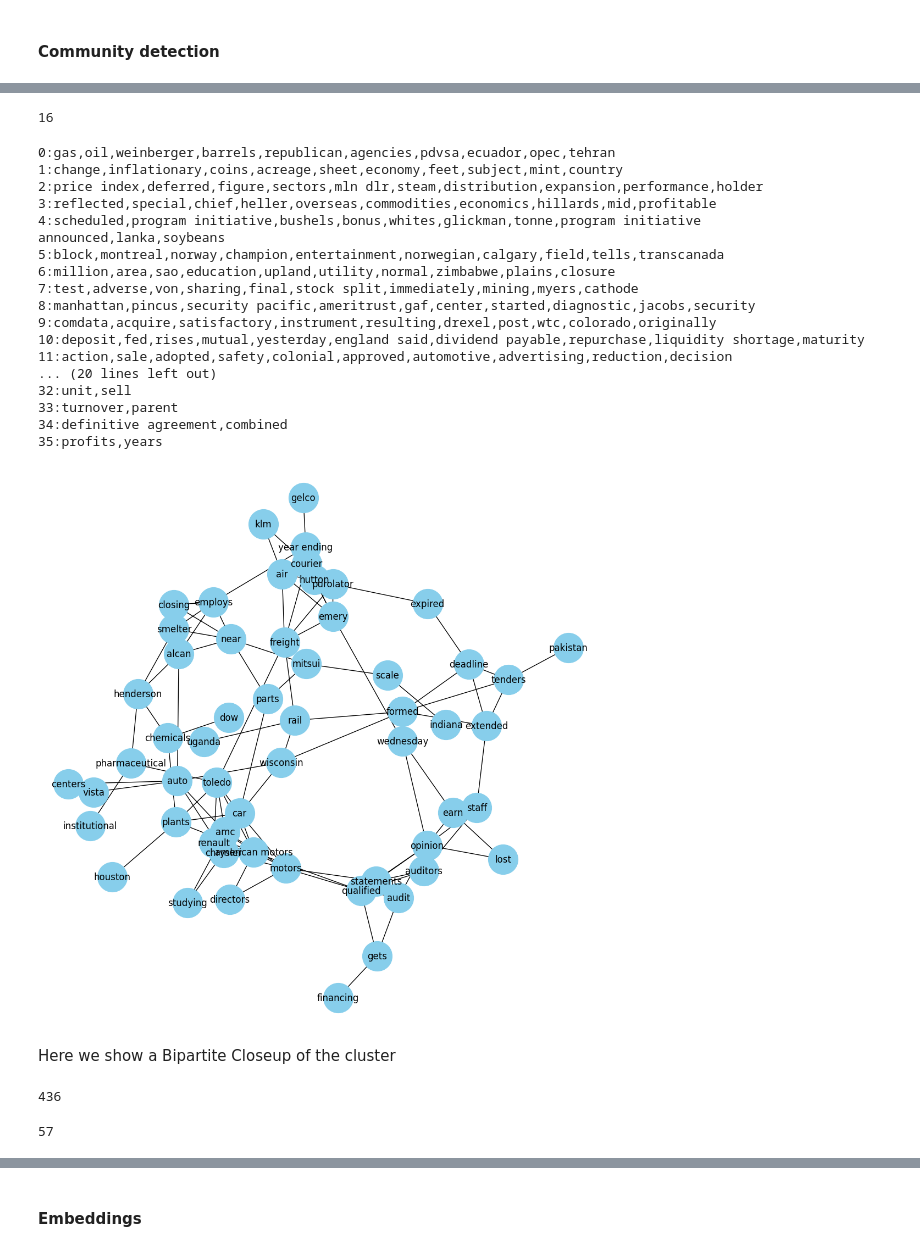
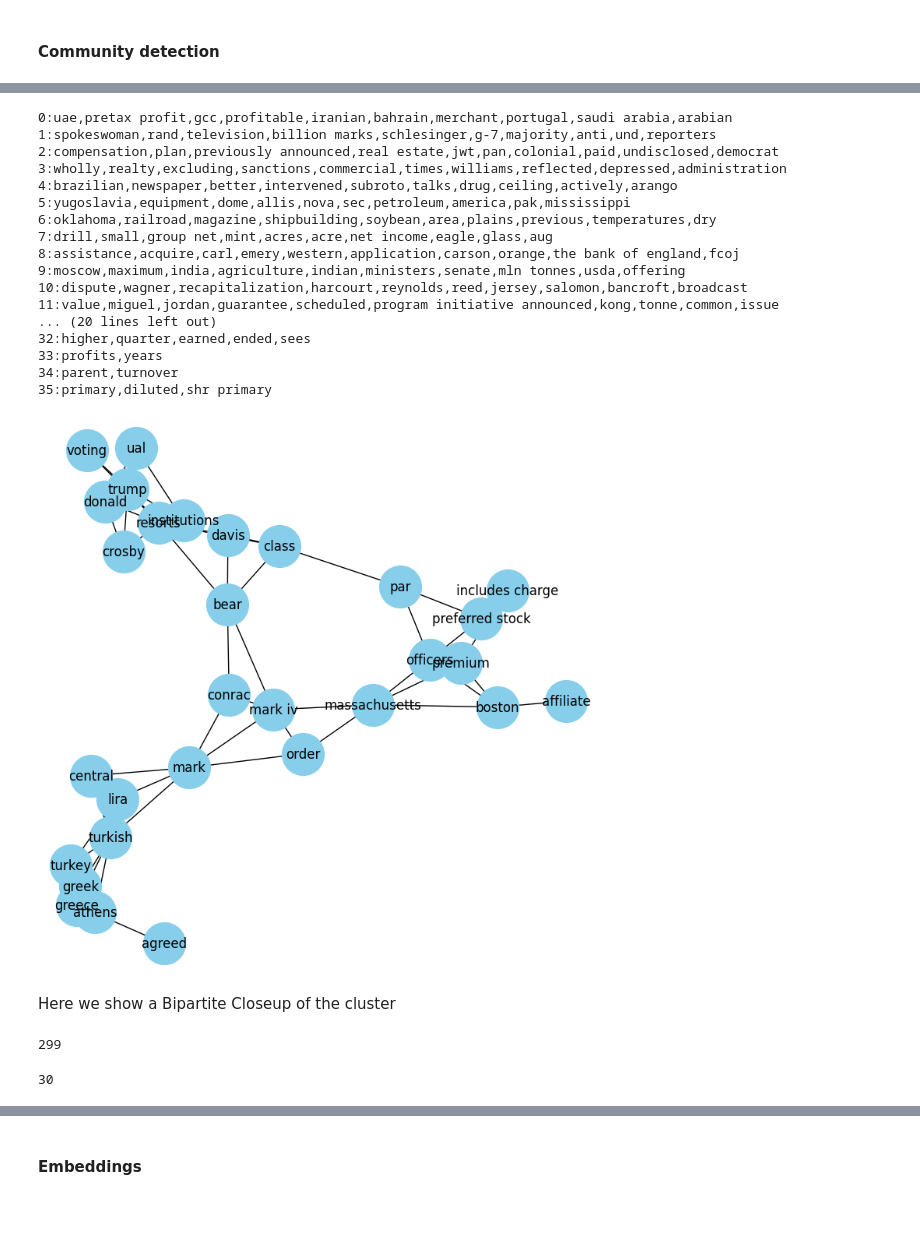
Before and after one commit to PacktPublishing/Graph-Machine-Learning, a Jupyter notebook: Chapter08/01_nlp_graph_creation.ipynb, the cells around one changed output, grey strips where cells are left out. Drawn from its saved outputs; the diff is of its cells as text; code cells hidden in the pictures; blank space fills up the shorter version.

```diff
--- a/Chapter08/01_nlp_graph_creation.ipynb
+++ b/Chapter08/01_nlp_graph_creation.ipynb
@@ -213,4 +214,6 @@ edge_list = [
     {"id": _id, "source": source.lemma_.lower(), "target": target.lemma_.lower(), "edge": edge.lemma_.lower()}
     for _id, triplets in corpus["triplets"].items()
     for (source, (edge, neg), target) in triplets
+    if not any([source.is_stop, target.is_stop])
+    if (source.pos_ == "PROPN" or source.pos_ == "NOUN") and (target.pos_== "PROPN" or target.pos_== "NOUN")
 ]
@@ -631,45 +615,41 @@ Text(0, 0.5, '# Members')
-# %%
-communities.loc["turkish"]
-# %% [output]
-16
 # %%
 for comm_index in set(communities.values):
     nodes = communities[communities==comm_index].index
     print(f"{comm_index}:" + ",".join(nodes[:10]))
 # %% [output]
-0:gas,oil,weinberger,barrels,republican,agencies,pdvsa,ecuador,opec,tehran
-1:change,inflationary,coins,acreage,sheet,economy,feet,subject,mint,country
-2:price index,deferred,figure,sectors,mln dlr,steam,distribution,expansion,performance,holder
-3:reflected,special,chief,heller,overseas,commodities,economics,hillards,mid,profitable
-4:scheduled,program initiative,bushels,bonus,whites,glickman,tonne,program initiative announced,lanka,soybeans
-5:block,montreal,norway,champion,entertainment,norwegian,calgary,field,tells,transcanada
-6:million,area,sao,education,upland,utility,normal,zimbabwe,plains,closure
-7:test,adverse,von,sharing,final,stock split,immediately,mining,myers,cathode
-8:manhattan,pincus,security pacific,ameritrust,gaf,center,started,diagnostic,jacobs,security
-9:comdata,acquire,satisfactory,instrument,resulting,drexel,post,wtc,colorado,originally
-10:deposit,fed,rises,mutual,yesterday,england said,dividend payable,repurchase,liquidity shortage,maturity
-11:action,sale,adopted,safety,colonial,approved,automotive,advertising,reduction,decision
+0:uae,pretax profit,gcc,profitable,iranian,bahrain,merchant,portugal,saudi arabia,arabian
+1:spokeswoman,rand,television,billion marks,schlesinger,g-7,majority,anti,und,reporters
+2:compensation,plan,previously announced,real estate,jwt,pan,colonial,paid,undisclosed,democrat
+3:wholly,realty,excluding,sanctions,commercial,times,williams,reflected,depressed,administration
+4:brazilian,newspaper,better,intervened,subroto,talks,drug,ceiling,actively,arango
+5:yugoslavia,equipment,dome,allis,nova,sec,petroleum,america,pak,mississippi
+6:oklahoma,railroad,magazine,shipbuilding,soybean,area,plains,previous,temperatures,dry
+7:drill,small,group net,mint,acres,acre,net income,eagle,glass,aug
+8:assistance,acquire,carl,emery,western,application,carson,orange,the bank of england,fcoj
+9:moscow,maximum,india,agriculture,indian,ministers,senate,mln tonnes,usda,offering
+10:dispute,wagner,recapitalization,harcourt,reynolds,reed,jersey,salomon,bancroft,broadcast
+11:value,miguel,jordan,guarantee,scheduled,program initiative announced,kong,tonne,common,issue
 ... (20 lines left out)
-32:unit,sell
-33:turnover,parent
-34:definitive agreement,combined
-35:profits,years
+32:higher,quarter,earned,ended,sees
+33:profits,years
+34:parent,turnover
+35:primary,diluted,shr primary
 # %%
-comm_index = 28
+comm_index = communities.loc["turkish"]
 nodes = communities[communities==comm_index].index
 # %%
 smallGrap = nx.subgraph(filteredEntityGraph, nbunch=nodes)
 # %%
-plt.figure(figsize=(10,10))
+plt.figure(figsize=(7,7))
 
 pos = nx.spring_layout(smallGrap) # k regulates the distance between nodes
 
 nx.draw(smallGrap, with_labels=True, node_color='skyblue', node_size=1500, edge_cmap=plt.cm.Blues, pos = pos)
 
 # plt.show()
 # plt.savefig(os.path.join(".", "CloseUp.png"), dpi=300, format="png")
 # %% [output]
-[figure, old version]
+[figure, new version]
 # %% [markdown]
 Here we show a Bipartite Closeup of the cluster
 # %%
@@ -683,9 +663,9 @@ smallGrap = nx.subgraph(bipartiteCloseup, {n for n, d in bipartiteCloseup.nodes(
 # %%
 len([n for n, d in bipartiteCloseup.nodes(data=True) if d["bipartite"]==0])
 # %% [output]
-436
+299
 # %%
 len(nodes)
 # %% [output]
-57
+30
 # %%
```
Also changed, not shown: parts of 66 cells of this notebook.
